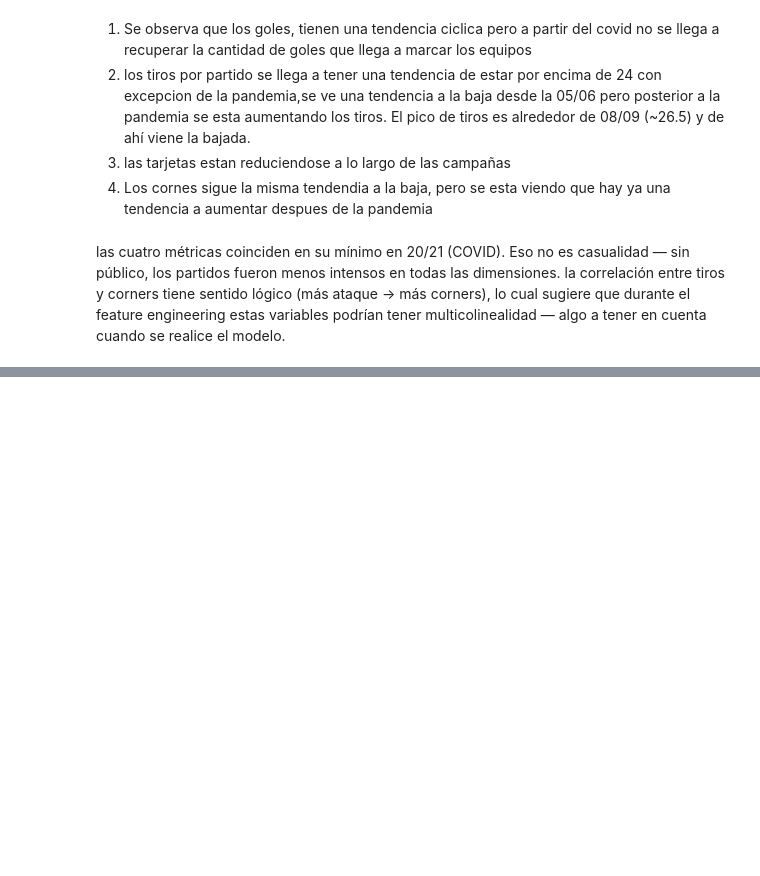
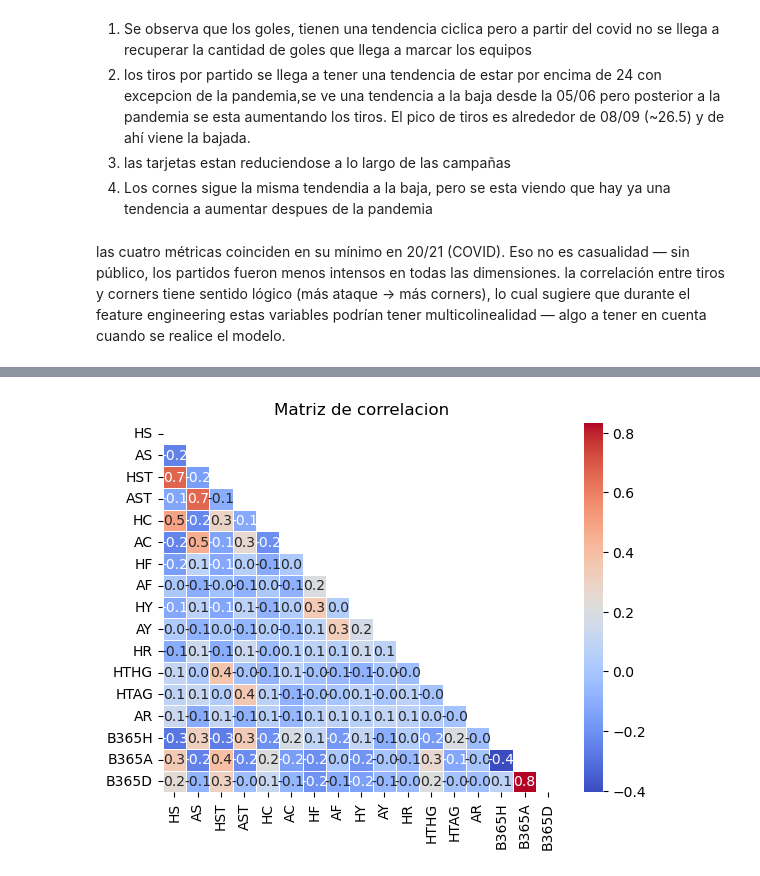
Before and after one commit to geraldb1/AnalisisFutbol, a Jupyter notebook: Script/03_EDA.ipynb, the cells around one changed output, grey strips where cells are left out. Cells and saved outputs as stored; diff of their text form; code cells hidden in the pictures; blank space fills up the shorter version.

```diff
--- a/Script/03_EDA.ipynb
+++ b/Script/03_EDA.ipynb
@@ -624,0 +663,9 @@ la correlación entre tiros y corners tiene sentido lógico (más ataque → má
+# %%
+col = ['HS', 'AS', 'HST', 'AST', 'HC', 'AC', 'HF', 'AF', 'HY', 'AY', 'HR','HTHG','HTAG', 'AR','B365H','B365A','B365D']
+corr = df_model[col].corr()
+mask = np.triu(np.ones_like(corr, dtype=bool))
+sns.heatmap(corr,mask=mask,annot=True,cmap='coolwarm',fmt='.1f',linewidths=.5)
+plt.title('Matriz de correlacion')
+plt.show()
+# %% [output]
+[figure, added]
```
Also changed, not shown: parts of 15 cells of this notebook.
